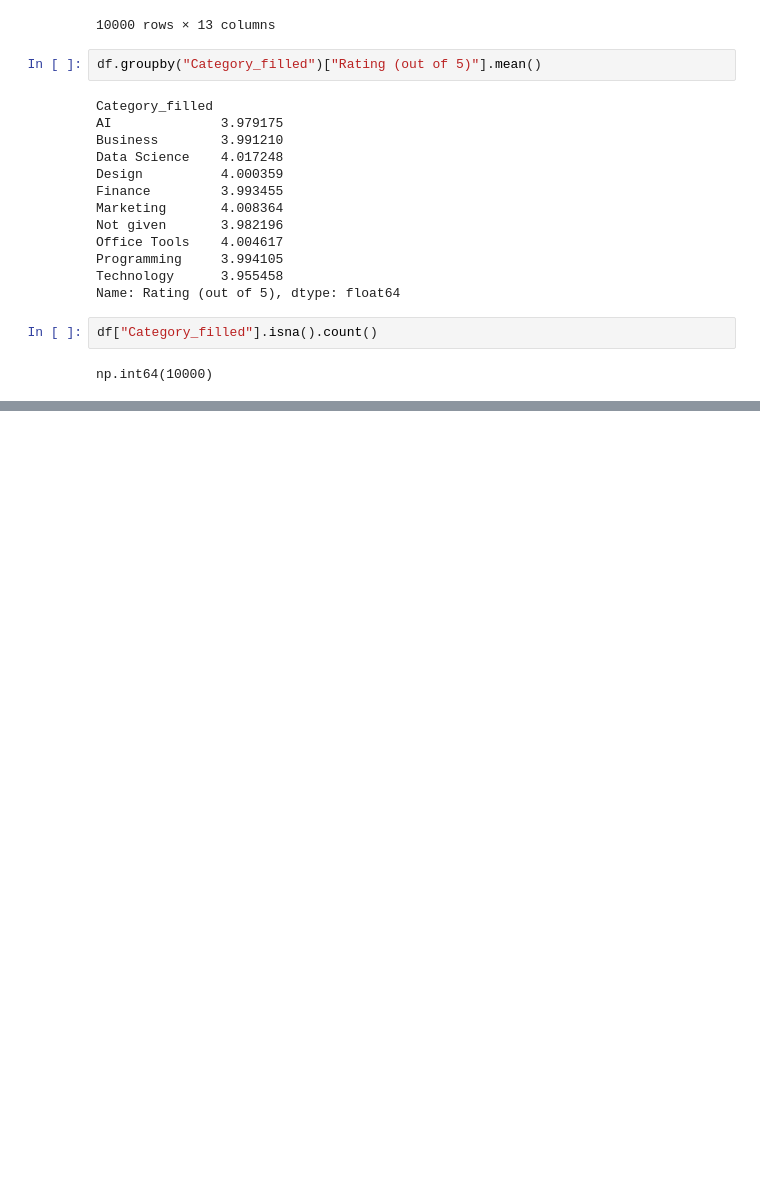
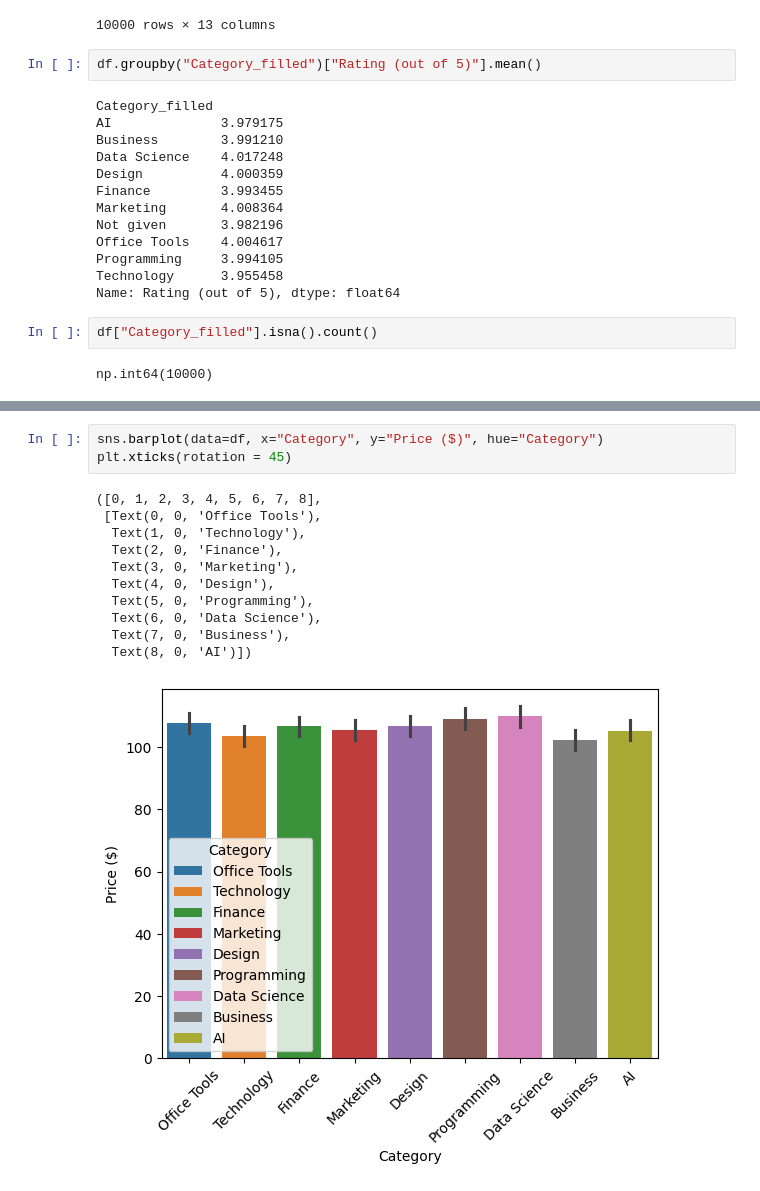
Before and after one commit to madinaAbdujabborova/exam_project, a Jupyter notebook: project.ipynb, the cells around one changed output, grey strips where cells are left out. Drawn from its saved outputs; the diff is of its cells as text; blank space fills up the shorter version.

```diff
--- a/project.ipynb
+++ b/project.ipynb
@@ -220,0 +653,15 @@ dtype: int64
+# %%
+sns.barplot(data=df, x="Category", y="Price ($)", hue="Category")
+plt.xticks(rotation = 45)
+# %% [output]
+([0, 1, 2, 3, 4, 5, 6, 7, 8],
+ [Text(0, 0, 'Office Tools'),
+  Text(1, 0, 'Technology'),
+  Text(2, 0, 'Finance'),
+  Text(3, 0, 'Marketing'),
+  Text(4, 0, 'Design'),
+  Text(5, 0, 'Programming'),
+  Text(6, 0, 'Data Science'),
+  Text(7, 0, 'Business'),
+  Text(8, 0, 'AI')])
+[figure, added]
```
Also changed, not shown: parts of 57 cells of this notebook, 2 other files.
